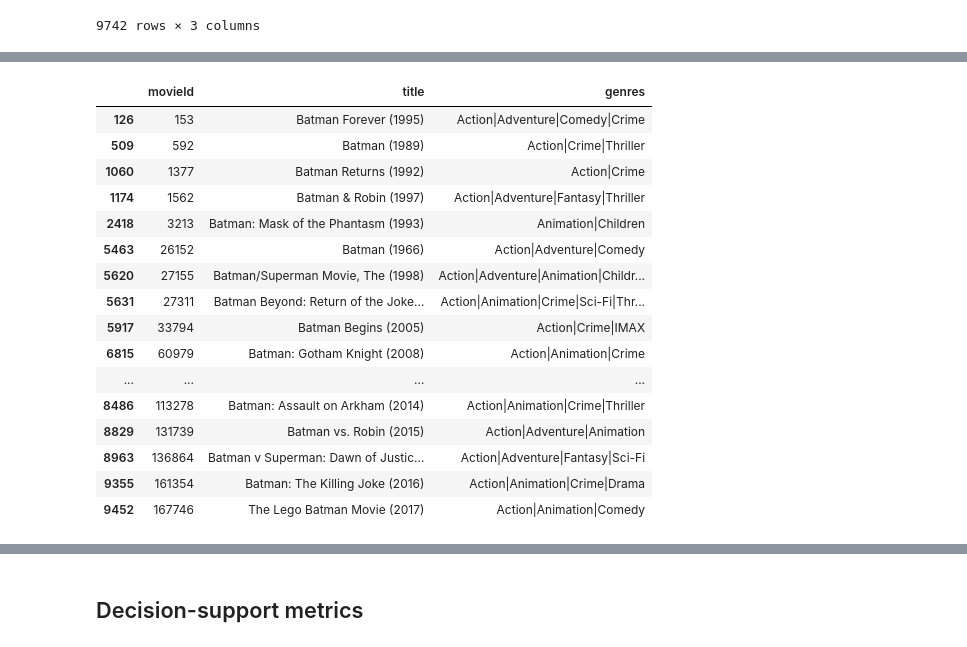
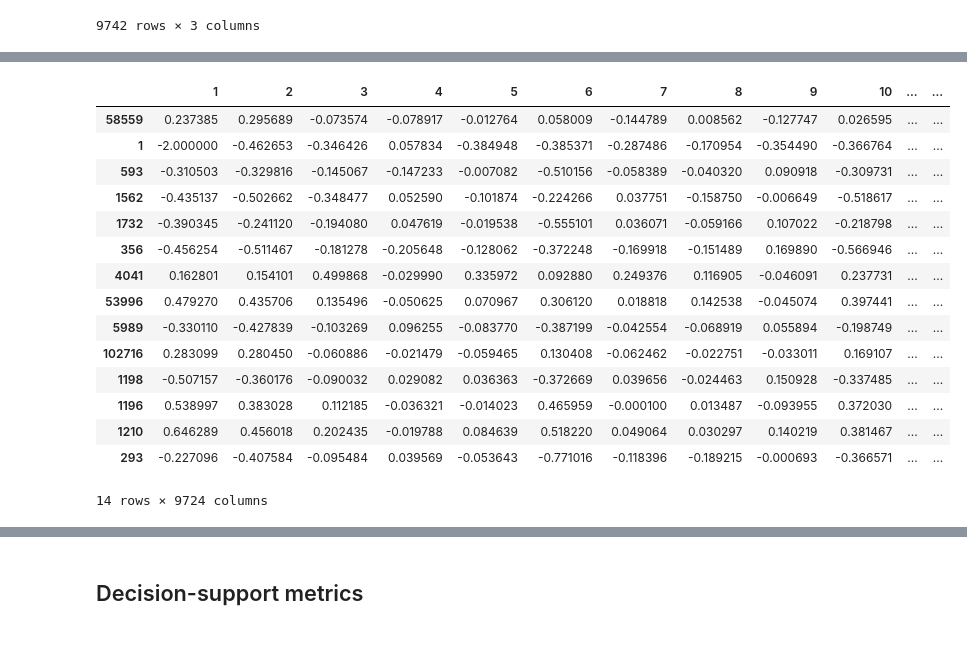
Before and after one commit to samstikhin/ml2021, a Jupyter notebook: 10-Special/Collaborative.ipynb, the cells around one changed output, grey strips where cells are left out. Saved outputs shown, nothing was run; the diff lists cells and outputs as text; code cells hidden in the pictures.

```diff
--- a/10-Special/Collaborative.ipynb
+++ b/10-Special/Collaborative.ipynb
@@ -181,31 +238,30 @@ my_ratings = [
 ]
 # %%
 movie_ids, ratings = list(zip(*my_ratings))
-# %%
-df_movies[df_movies['title'].str.contains('Batman')]
-# %% [output]
-|  | movieId | title | genres |
-| 126 | 153 | Batman Forever (1995) | Action|Adventure|Comedy|Crime |
-| 509 | 592 | Batman (1989) | Action|Crime|Thriller |
-| 1060 | 1377 | Batman Returns (1992) | Action|Crime |
-| 1174 | 1562 | Batman & Robin (1997) | Action|Adventure|Fantasy|Thriller |
-| 2418 | 3213 | Batman: Mask of the Phantasm (1993) | Animation|Children |
-| 5463 | 26152 | Batman (1966) | Action|Adventure|Comedy |
-| 5620 | 27155 | Batman/Superman Movie, The (1998) | Action|Adventure|Animation|Childr... |
-| 5631 | 27311 | Batman Beyond: Return of the Joke... | Action|Animation|Crime|Sci-Fi|Thr... |
-| 5917 | 33794 | Batman Begins (2005) | Action|Crime|IMAX |
-| 6815 | 60979 | Batman: Gotham Knight (2008) | Action|Animation|Crime |
-| ... | ... | ... | ... |
-| 8486 | 113278 | Batman: Assault on Arkham (2014) | Action|Animation|Crime|Thriller |
-| 8829 | 131739 | Batman vs. Robin (2015) | Action|Adventure|Animation |
-| 8963 | 136864 | Batman v Superman: Dawn of Justic... | Action|Adventure|Fantasy|Sci-Fi |
-| 9355 | 161354 | Batman: The Killing Joke (2016) | Action|Animation|Crime|Drama |
-| 9452 | 167746 | The Lego Batman Movie (2017) | Action|Animation|Comedy |
 # %%
 # получаем похожие фильмы по оценке просмотренных
 rec_movies = pd.DataFrame()
 for movie_id, rating in my_ratings:
     rec_movies = rec_movies.append(get_similar_movies(movie_id, rating))
+# %%
+rec_movies
+# %% [output]
+|  | 1 | 2 | 3 | 4 | 5 | 6 | 7 | 8 | 9 | 10 | ... | ... |
+| 58559 | 0.237385 | 0.295689 | -0.073574 | -0.078917 | -0.012764 | 0.058009 | -0.144789 | 0.008562 | -0.127747 | 0.026595 | ... | ... |
+| 1 | -2.000000 | -0.462653 | -0.346426 | 0.057834 | -0.384948 | -0.385371 | -0.287486 | -0.170954 | -0.354490 | -0.366764 | ... | ... |
+| 593 | -0.310503 | -0.329816 | -0.145067 | -0.147233 | -0.007082 | -0.510156 | -0.058389 | -0.040320 | 0.090918 | -0.309731 | ... | ... |
+| 1562 | -0.435137 | -0.502662 | -0.348477 | 0.052590 | -0.101874 | -0.224266 | 0.037751 | -0.158750 | -0.006649 | -0.518617 | ... | ... |
+| 1732 | -0.390345 | -0.241120 | -0.194080 | 0.047619 | -0.019538 | -0.555101 | 0.036071 | -0.059166 | 0.107022 | -0.218798 | ... | ... |
+| 356 | -0.456254 | -0.511467 | -0.181278 | -0.205648 | -0.128062 | -0.372248 | -0.169918 | -0.151489 | 0.169890 | -0.566946 | ... | ... |
+| 4041 | 0.162801 | 0.154101 | 0.499868 | -0.029990 | 0.335972 | 0.092880 | 0.249376 | 0.116905 | -0.046091 | 0.237731 | ... | ... |
+| 53996 | 0.479270 | 0.435706 | 0.135496 | -0.050625 | 0.070967 | 0.306120 | 0.018818 | 0.142538 | -0.045074 | 0.397441 | ... | ... |
+| 5989 | -0.330110 | -0.427839 | -0.103269 | 0.096255 | -0.083770 | -0.387199 | -0.042554 | -0.068919 | 0.055894 | -0.198749 | ... | ... |
+| 102716 | 0.283099 | 0.280450 | -0.060886 | -0.021479 | -0.059465 | 0.130408 | -0.062462 | -0.022751 | -0.033011 | 0.169107 | ... | ... |
+| 1198 | -0.507157 | -0.360176 | -0.090032 | 0.029082 | 0.036363 | -0.372669 | 0.039656 | -0.024463 | 0.150928 | -0.337485 | ... | ... |
+| 1196 | 0.538997 | 0.383028 | 0.112185 | -0.036321 | -0.014023 | 0.465959 | -0.000100 | 0.013487 | -0.093955 | 0.372030 | ... | ... |
+| 1210 | 0.646289 | 0.456018 | 0.202435 | -0.019788 | 0.084639 | 0.518220 | 0.049064 | 0.030297 | 0.140219 | 0.381467 | ... | ... |
+| 293 | -0.227096 | -0.407584 | -0.095484 | 0.039569 | -0.053643 | -0.771016 | -0.118396 | -0.189215 | -0.000693 | -0.366571 | ... | ... |
+14 rows × 9724 columns
 # %%
 # проссумируем все столбцы и упорядочим
 rec_movies_sorted = rec_movies.sum().sort_values(ascending=False)
```
Also changed, not shown: parts of 18 cells of this notebook, 12 other files.
